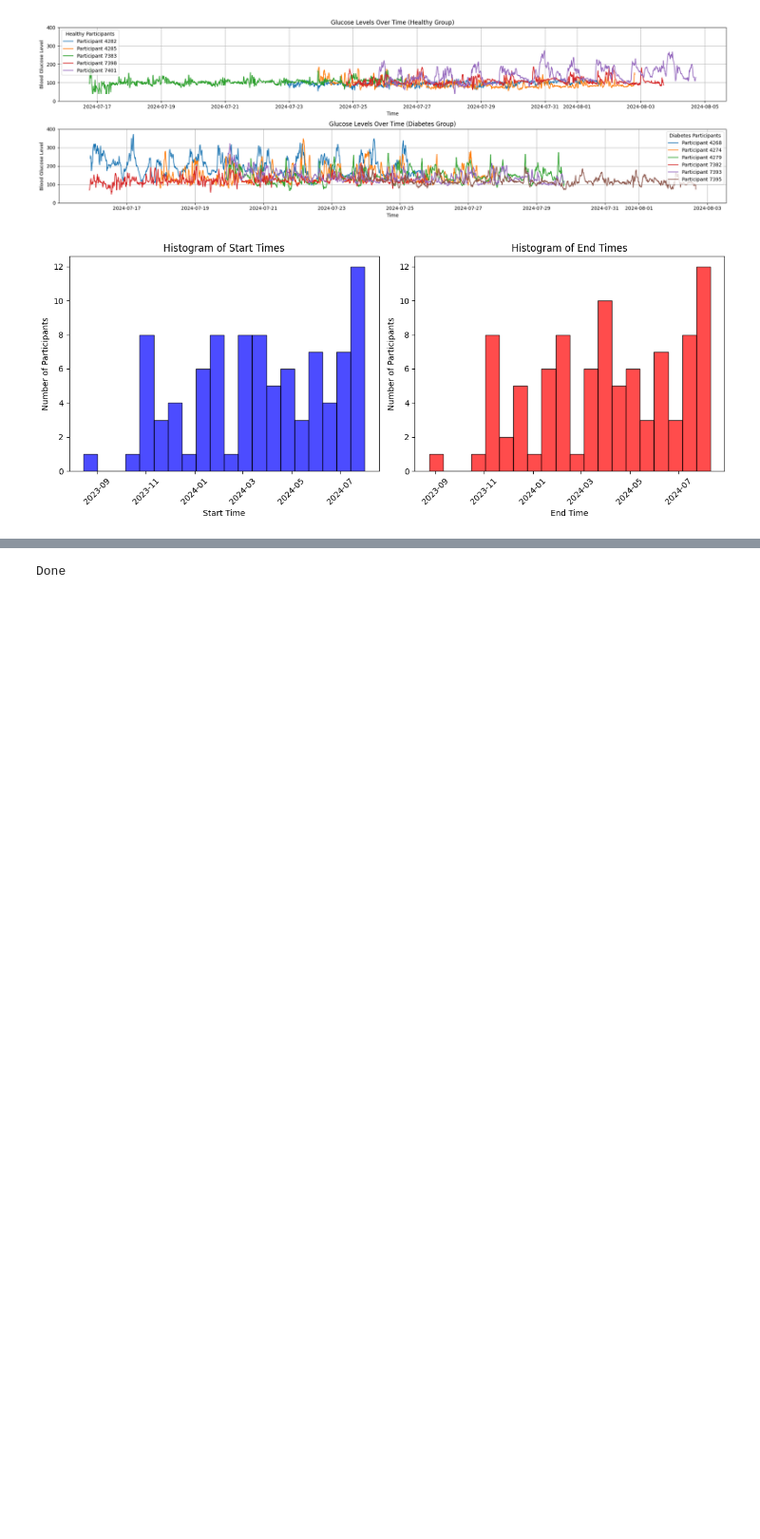
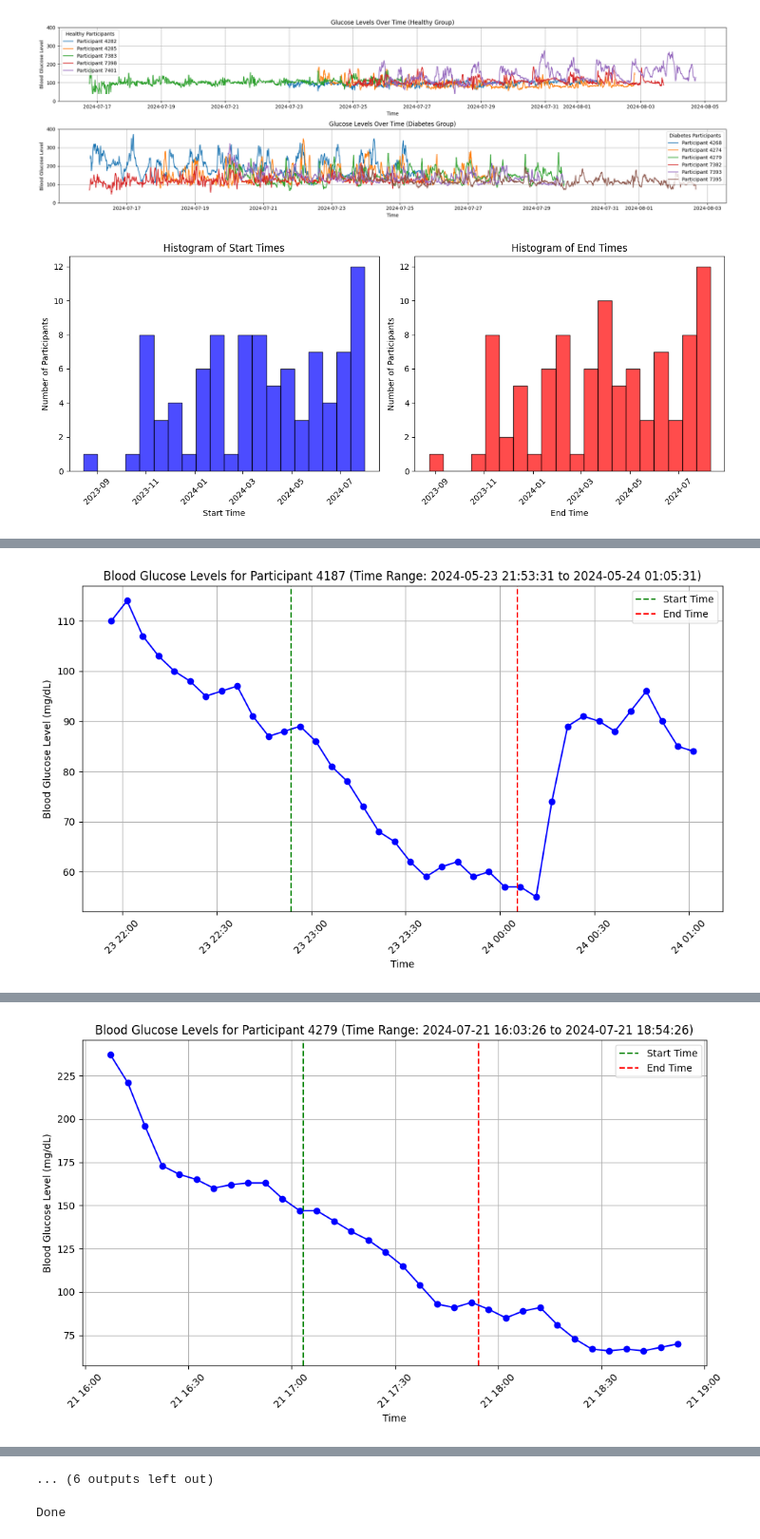
Before and after one commit to hbui138/RunningAndGlucoseTool, a Jupyter notebook: explore_cgm.ipynb, the cells around one changed output, grey strips where cells are left out. Shown at 95% size. Saved outputs shown, nothing was run; the diff lists cells and outputs as text; code cells hidden in the pictures; blank space fills up the shorter version.

Commit message:
Get the time when person run, and plot cgm for that time frame

```diff
--- a/explore_cgm.ipynb
+++ b/explore_cgm.ipynb
@@ -958,0 +961,7 @@ plt.show()
+# %%
+running_sessions_df = pd.read_csv("qualified_running_sessions.csv", parse_dates=['start_dtime_range', 'end_dtime_range'])
+running_sessions_df = running_sessions_df.drop(columns=['study_group'])
+
+data_with_qualified_running = filtered_data.merge(running_sessions_df, on='participant_id', how='inner')
+
+data_with_qualified_running
@@ -958,0 +979,40 @@ plt.show()
+# %%
+for idx, row in data_with_qualified_running.iterrows():
+    id = row['participant_id']
+    print(f"Processing participant {id}")
+
+    # Process CGM data for this participant
+    cgm_df = process_cgm_data(id)
+
+    # Get the time range (1 hour before and after) for the current participant from the row
+    time_range_start = pd.to_datetime(row['start_dtime_range'])
+    time_range_end = pd.to_datetime(row['end_dtime_range'])
+    actual_start_time = pd.to_datetime(row['actual_start_time'])
+    actual_end_time = pd.to_datetime(row['actual_end_time'])
+
+    print(f"Time range: {time_range_start} to {time_range_end}")
+    print(f"Actual start time: {actual_start_time} to {actual_end_time}")
+
+    # Filter CGM data within the time range for the current participant
+    filtered_cgm_df = cgm_df[(cgm_df['start_dtime'] >= time_range_start) & (cgm_df['start_dtime'] <= time_range_end)]
+
+    # Check if filtered data is empty for the current participant
+    if filtered_cgm_df.empty:
+        print(f"No CGM data found for participant {id} in the specified time range.")
+        continue
+
+    # Plot the filtered CGM data
+    plt.figure(figsize=(10, 6))
+    plt.plot(filtered_cgm_df['start_dtime'], filtered_cgm_df['blood_glucose_value'], marker='o', linestyle='-', color='b')
+    plt.title(f'Blood Glucose Levels for Participant {id} (Time Range: {time_range_start} to {time_range_end})')
+    plt.xlabel('Time')
+    plt.ylabel('Blood Glucose Level (mg/dL)')
+    plt.grid(True)
+    plt.xticks(rotation=45)
+    plt.tight_layout()
+    # Mark the actual start and end times on the plot
+    plt.axvline(x=actual_start_time, color='g', linestyle='--', label='Start Time')
+    plt.axvline(x=actual_end_time, color='r', linestyle='--', label='End Time')
+    plt.legend()
+    plt.show()
+# %% [output]
@@ -958,0 +1022 @@ plt.show()
+[figure, added]
@@ -958,0 +1026 @@ plt.show()
+[figure, added]
@@ -959,3 +1043,4 @@ plt.show()
+... (6 outputs left out)
 # %%
 print('Done')
 # %% [output]
```
Also changed, not shown: parts of 14 cells of this notebook, 2 other files.
